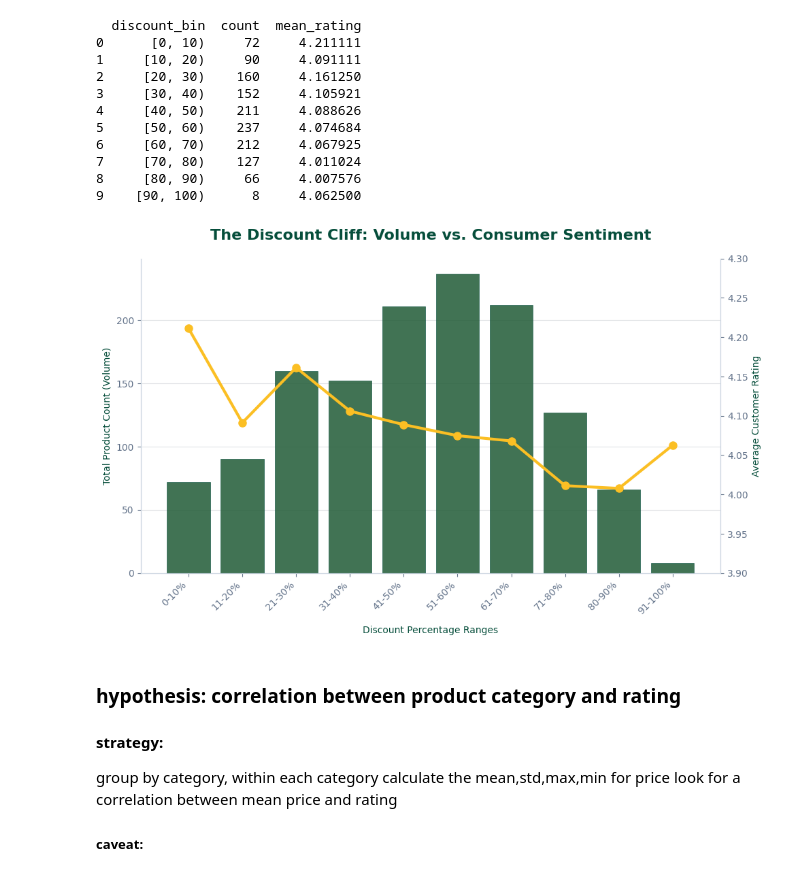
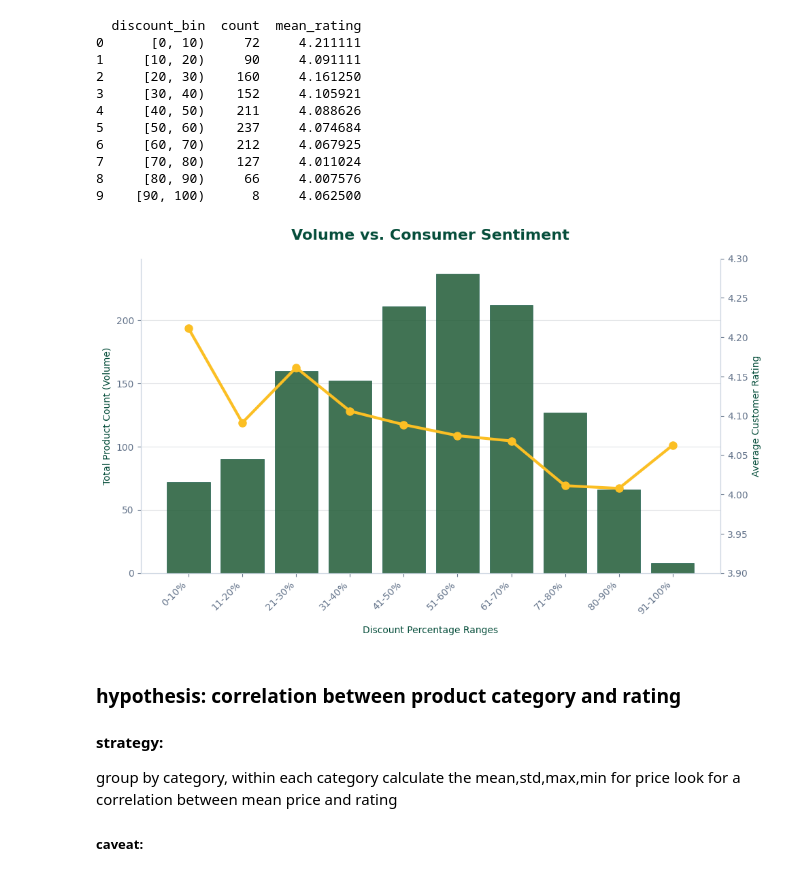
Before and after one commit to claireley/pandamonium_goods, a Jupyter notebook: notebooks/eda_claire.ipynb, the cells around one changed output. Saved outputs shown, nothing was run; the diff lists cells and outputs as text; code cells hidden in the pictures.

```diff
--- a/notebooks/eda_claire.ipynb
+++ b/notebooks/eda_claire.ipynb
@@ -149,38 +137,38 @@ ax1.set_xticklabels(clean_labels, rotation=45, ha='right')
 # ax1.set_xticklabels(ax1.get_xticklabels(), rotation=45, ha='right')
 
 # 5. Semantic Labeling & Coloring
-ax1.set_title("The Discount Cliff: Volume vs. Consumer Sentiment", pad=20)
+ax1.set_title("Volume vs. Consumer Sentiment", pad=20)
 ax1.set_xlabel("Discount Percentage Ranges", labelpad=10)
 ax1.set_ylabel("Total Product Count (Volume)", color=panda_colors['forest_dark'])
 ax2.set_ylabel("Average Customer Rating", color=panda_colors['forest_dark'])
 
 # Soften the spine colors to match the layout
 for ax in [ax1, ax2]:
     ax.spines['top'].set_visible(False)
     ax.spines['left'].set_color('#cbd5e1')
     ax.spines['right'].set_color('#cbd5e1')
     ax.spines['bottom'].set_color('#cbd5e1')
 
 
 
 # Set specific rating limits so the "Cliff" drop-off looks dramatic and clear
 ax2.set_ylim(3.9, 4.3)
 
 
 # Create the cross-platform relative path
 output_path = os.path.join("..", "figures", "discount_rating.png")
 
 # plt.savefig(
 #     output_path,
 #     dpi=300,
 #     bbox_inches="tight",
 #     transparent=True
 # )
 plt.savefig(output_path, dpi=300, bbox_inches='tight', transparent=True)
 # fig.tight_layout()
 plt.show()
 # %% [output]
-[figure, old version]
+[figure, new version]
 # %% [markdown]
 ### hypothesis: correlation between product category and rating
 #### strategy:
```
Also changed, not shown: parts of 5 cells of this notebook, 23 other files.
